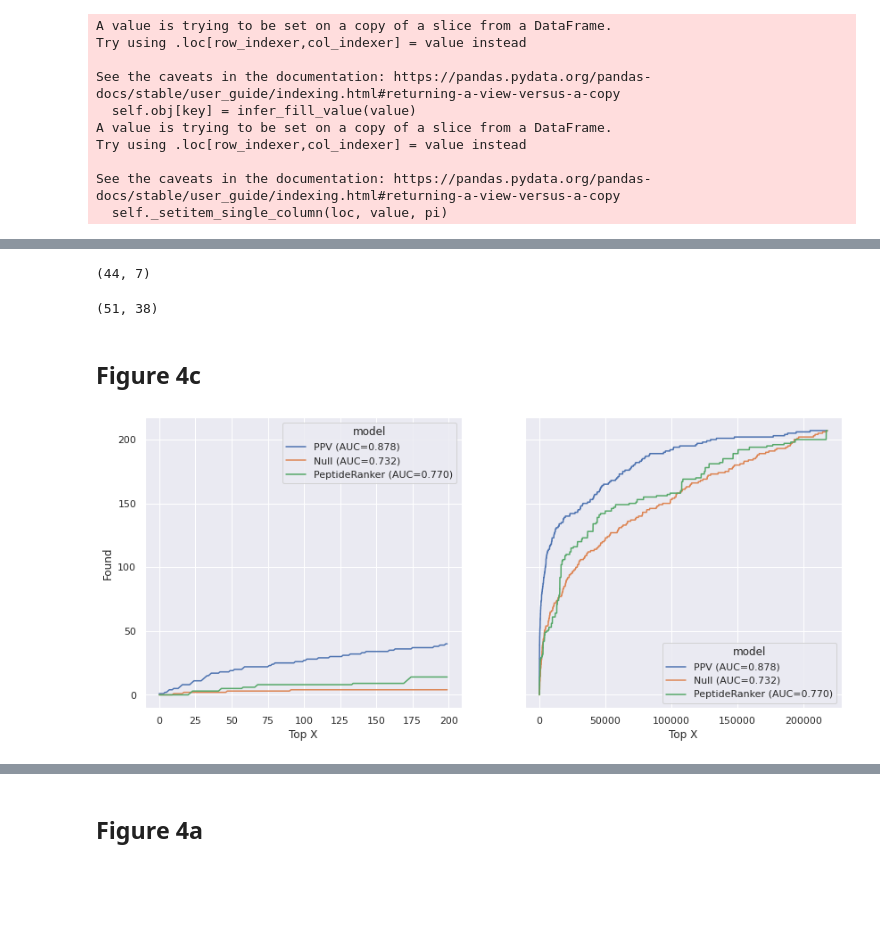
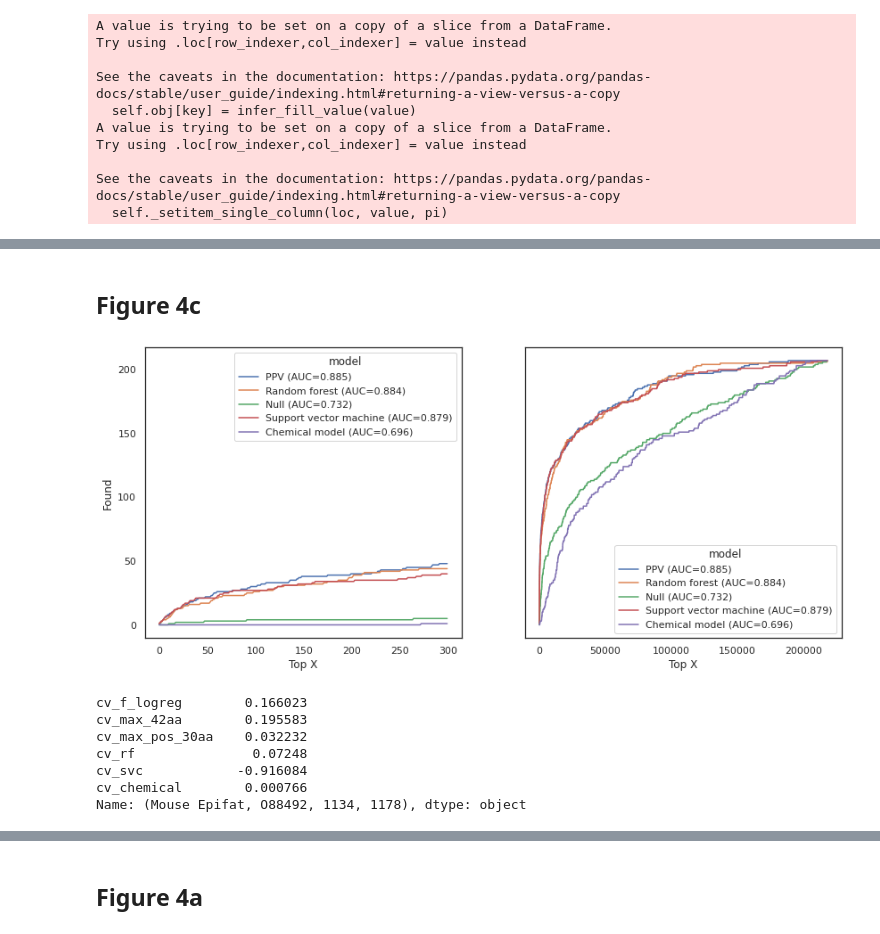
Before and after one commit to jancr/ppv, a Jupyter notebook: validation/manuscript_figures.ipynb, the cells around one changed output, grey strips where cells are left out. Drawn from its saved outputs; the diff is of its cells as text; code cells hidden in the pictures; blank space fills up the shorter version.

```diff
--- a/validation/manuscript_figures.ipynb
+++ b/validation/manuscript_figures.ipynb
@@ -6,3 +6,4 @@ import matplotlib.pyplot as plt
 import pickle
 import sklearn
 import os
+sns.set(style='white')
@@ -13,7 +16,7 @@ import os
 - Plot the number of fragments (shorter) per known peptide as a function of peptide length
 - For our data: plot percentage of abundance of all fragments (length x or shorter) originating from the REAL peptide (the longest one) as a function of peptide length (try also with protein length).
 # %%
-df = pd.read_pickle('mouse_features_paper_with_peptideranker.pickle')
+df = pd.read_pickle('mouse_features_paper_sklearn_with_peptideranker.pickle')
 df_ileum = df.loc['Mouse Ileum']
 df_ileum['Annotations', 'Length'] = df_ileum['Annotations', 'Sequence'].str.len()
 # %% [output]
@@ -216,13 +222,7 @@ plt.tight_layout()
-# %%
-df.loc[df['Known']].shape
-# %% [output]
-(44, 7)
-# %%
-df_ileum.loc[df_ileum['Annotations','Known']].shape
-# %% [output]
-(51, 38)
 # %% [markdown]
 ## Figure 4c
+# %%
+sns.set(style='white')
 # %%
 def make_features_numerical(df: pd.DataFrame) -> pd.DataFrame:
     '''Cannot train on boolean values.'''
@@ -233,7 +233,7 @@ def make_features_numerical(df: pd.DataFrame) -> pd.DataFrame:
 
     return df
 
-df = pd.read_pickle('mouse_features_paper_with_peptideranker.pickle')
+df = pd.read_pickle('mouse_features_paper_sklearn.pickle')
 feature_columns = df.columns[df.columns.get_level_values(0).str.startswith('MS')]
 
 def add_test_probabilities(df, cv_run: str, results_dir: str, folds = [0,1,2,3,4], model_type='sklearn_any'):
@@ -267,72 +267,64 @@ def add_test_probabilities(df, cv_run: str, results_dir: str, folds = [0,1,2,3,4
 
 
 results_dir = 'nested_cv'
-feature_columns = df.columns[df.columns.get_level_values(0).str.startswith('MS')]
+exclude_features = [
+    (    'MS Count',             'start'),
+    (    'MS Count',             'stop'),
+    (    'MS Frequency',        'protein_coverage'),
+    (    'MS Frequency',        'cluster_coverage'),
+]
+feature_columns = df.columns[ (df.columns.get_level_values(0).str.startswith('MS')) & ~(df.columns.isin(exclude_features))]
 add_test_probabilities(df, 'cv_f_logreg', results_dir )
+add_test_probabilities(df, 'cv_max_42aa', results_dir )
+add_test_probabilities(df, 'cv_max_pos_30aa', results_dir )
 #add_test_probabilities(df, 'cv_f_logreg_smote', results_dir )
-#add_test_probabilities(df, 'cv_rf', results_dir )
+add_test_probabilities(df, 'cv_rf', results_dir )
 #df[('Predictions', 'rf_old')] = df[('Predictions', 'cv_rf')]
-#add_test_probabilities(df, 'cv_svc', results_dir, model_type='svc' )
+add_test_probabilities(df, 'cv_svc', results_dir, model_type='svc' )
 #add_test_probabilities(df, 'cv_bayes_logreg', results_dir, model_type='bayes')
-#feature_columns = df.columns[df.columns.get_level_values(0).str.startswith('Chemical')]
-#add_test_probabilities(df, 'cv_chemical', results_dir )
+feature_columns = df.columns[df.columns.get_level_values(0).str.startswith('Chemical')]
+add_test_probabilities(df, 'cv_chemical', results_dir )
 
 #results_dir = 'bayes_opt'
 #feature_columns = df.columns[df.columns.get_level_values(0).str.startswith('MS')]
 #add_test_probabilities(df, 'cv_elasticnet', results_dir )
 #add_test_probabilities(df, 'cv_rf', results_dir )
 
-#results_dir = 'feature_selection'
-# exclude_features = [
-#     ('MS Intensity',    'penalty_start'),
-#     ('MS Intensity',     'penalty_stop'),
-#     ('MS Frequency',           'ladder'),
-#     (    'MS Count',             'stop'),
-# ]
-# feature_columns = df.columns[ (df.columns.get_level_values(0).str.startswith('MS')) & ~(df.columns.isin(exclude_features))]
-# add_test_probabilities(df, 'cv_reduced', results_dir )
-
-import seaborn as sns; sns.set()
 
 def make_plottable(prediction, targets, source, model_name, auc=True):
     plot_data = pd.DataFrame({"prediction": prediction, "Target": targets.astype(int)})
     plot_data = plot_data.sort_values(by="prediction")[::-1]
     plot_data["Top X"] = np.arange(targets.shape[0])
     plot_data["Found"] = plot_data["Target"].cumsum()
     plot_data["source"] = source
     if auc:
         auc = sklearn.metrics.roc_auc_score(targets.astype(int),  prediction)
         model_name = "{} (AUC={:.3f})".format(model_name, auc)
     plot_data["model"] = model_name
     return plot_data
 
 df_plot = pd.concat((
     make_plottable(df[('Predictions', 'cv_f_logreg')].values, df[('Annotations', 'Known')].cat.codes.values, "Observed", "PPV"),
     #make_plottable(df[('Predictions', 'cv_bayes_logreg')].values, df[('Annotations', 'Known')].cat.codes.values, "Observed", "Bayesian logistic regression"),
-    #make_plottable(df[('Predictions', 'cv_rf')].values, df[('Annotations', 'Known')].cat.codes.values, "Observed", "Random forest"),
+    make_plottable(df[('Predictions', 'cv_rf')].values, df[('Annotations', 'Known')].cat.codes.values, "Observed", "Random forest"),
     make_plottable(df[('Annotations', 'Intensity')].values, df[('Annotations', 'Known')].cat.codes.values, "Observed", "Null"),
-    #make_plottable(df[('Predictions', 'cv_svc')].values, df[('Annotations', 'Known')].cat.codes.values, "Observed", "Support vector machine"),
+    make_plottable(df[('Predictions', 'cv_svc')].values, df[('Annotations', 'Known')].cat.codes.values, "Observed", "Support vector machine"),
     #make_plottable(df[('Predictions', 'cv_f_logreg_smote')].values, df[('Annotations', 'Known')].cat.codes.values, "Observed", "Logistic regression w/ SMOTE"),
-    #make_plottable(df[('Predictions', 'cv_chemical')].values, df[('Annotations', 'Known')].cat.codes.values, "Observed", "Chemical model"),
-
-    #make_plottable(df[('Predictions', 'cv_elasticnet')].values, df[('Annotations', 'Known')].cat.codes.values, "Observed", "Elastic net"),
-    #make_plottable(df[('Predictions', 'cv_rf')].values, df[('Annotations', 'Known')].cat.codes.values, "Observed", "Random forest bayes opt"),
-    make_plottable(df[('Predictions', 'PeptideRanker')].values, df[('Annotations', 'Known')].cat.codes.values, "Observed", "PeptideRanker"),
-
-    #make_plottable(df[('Predictions', 'cv_reduced')].values, df[('Annotations', 'Known')].cat.codes.values, "Observed", "Feature selected model"),
+    make_plottable(df[('Predictions', 'cv_chemical')].values, df[('Annotations', 'Known')].cat.codes.values, "Observed", "Chemical model"),
 )).reset_index(drop=True) # need to reset the index for seaborn to work correctly.
 
 
 fig = plt.figure(figsize=(2 * 7, 6))
 ax1, ax2 = fig.subplots(1, 2, sharey=True)
 # fig, (ax1, ax2) = plt.subplots(ncols=2, sharey=True)
-sns.lineplot(x="Top X", y="Found", hue="model", data=df_plot[df_plot["Top X"] < 200], ax=ax1)
+sns.lineplot(x="Top X", y="Found", hue="model", data=df_plot[df_plot["Top X"] < 300], ax=ax1)
 # sns.lineplot(x="Top X", y="Found", style="model", data=df[df["Top X"] < 1000], ax=ax2)
 g = sns.lineplot(x="Top X", y="Found", hue="model", data=df_plot, ax=ax2)
 #g.axes.scatter(n_lpv, n_lpv_true, s=50, c='b', marker='x')
 #g.axes.annotate('LPV', (n_lpv, n_lpv_true), xycoords='data',
 #                xytext=(n_lpv * 1.25, n_lpv_true * 0.75), textcoords='data',
 #                arrowprops=dict(arrowstyle= '->', color='k', lw=3.5, ls='--'))
-#g.figure.savefig("figures/report/top_panel.pdf")
+#g.figure.savefig("figures/paper/figure_4c_complete_curve.png")
+#g.figure.savefig("figures/paper/figure_4c_complete_curve.svg")
 # %% [output]
-[figure, old version]
+[figure, new version]
@@ -338,0 +333,11 @@ g = sns.lineplot(x="Top X", y="Found", hue="model", data=df_plot, ax=ax2)
+# %%
+#O88492_1134_1178
+df.loc['Mouse Epifat', 'O88492', 1134, 1178]['Predictions']
+# %% [output]
+cv_f_logreg        0.166023
+cv_max_42aa        0.195583
+cv_max_pos_30aa    0.032232
+cv_rf               0.07248
+cv_svc            -0.916084
+cv_chemical        0.000766
+Name: (Mouse Epifat, O88492, 1134, 1178), dtype: object
```
Also changed, not shown: parts of 81 cells of this notebook, 5 other files.
